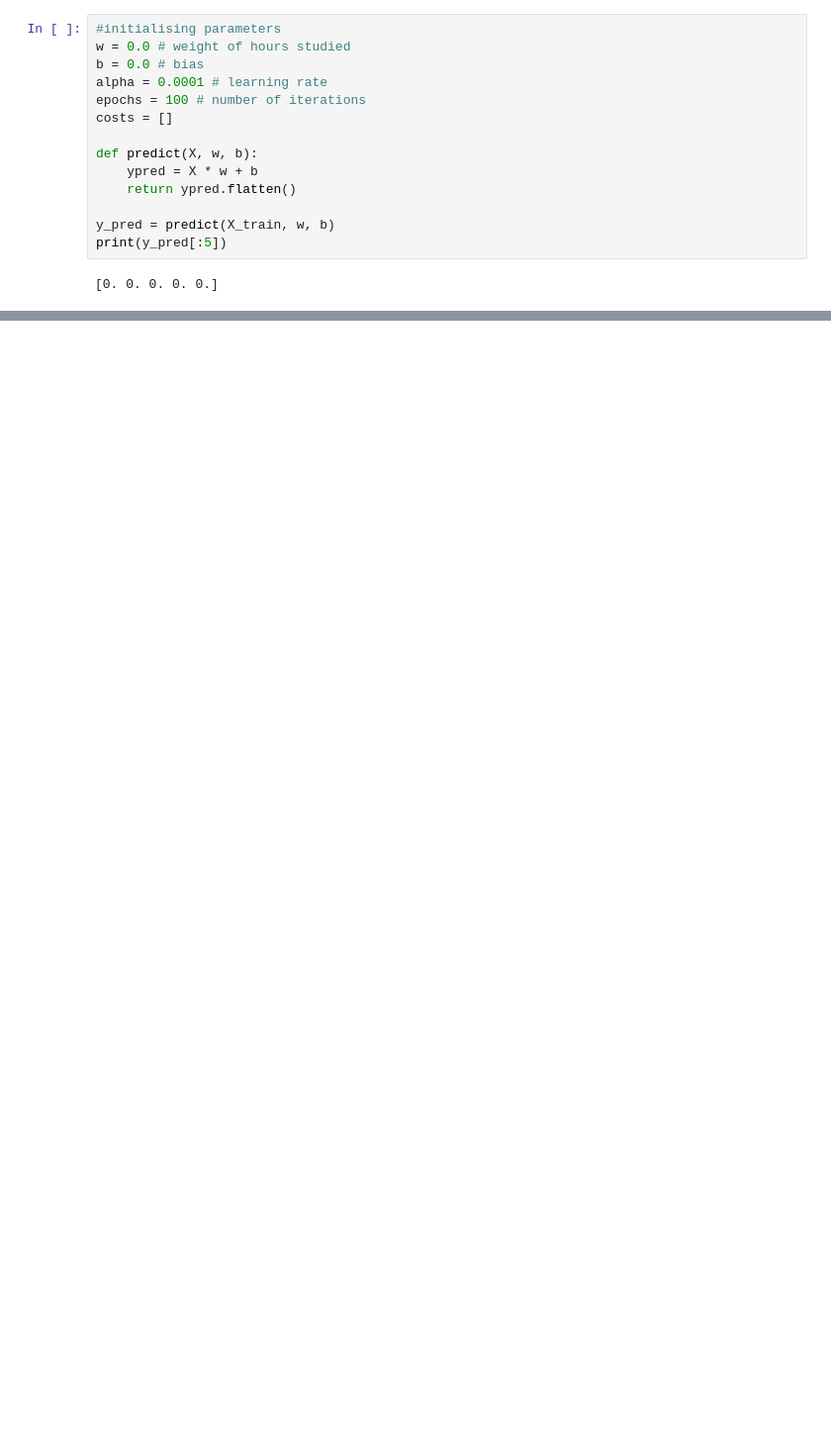
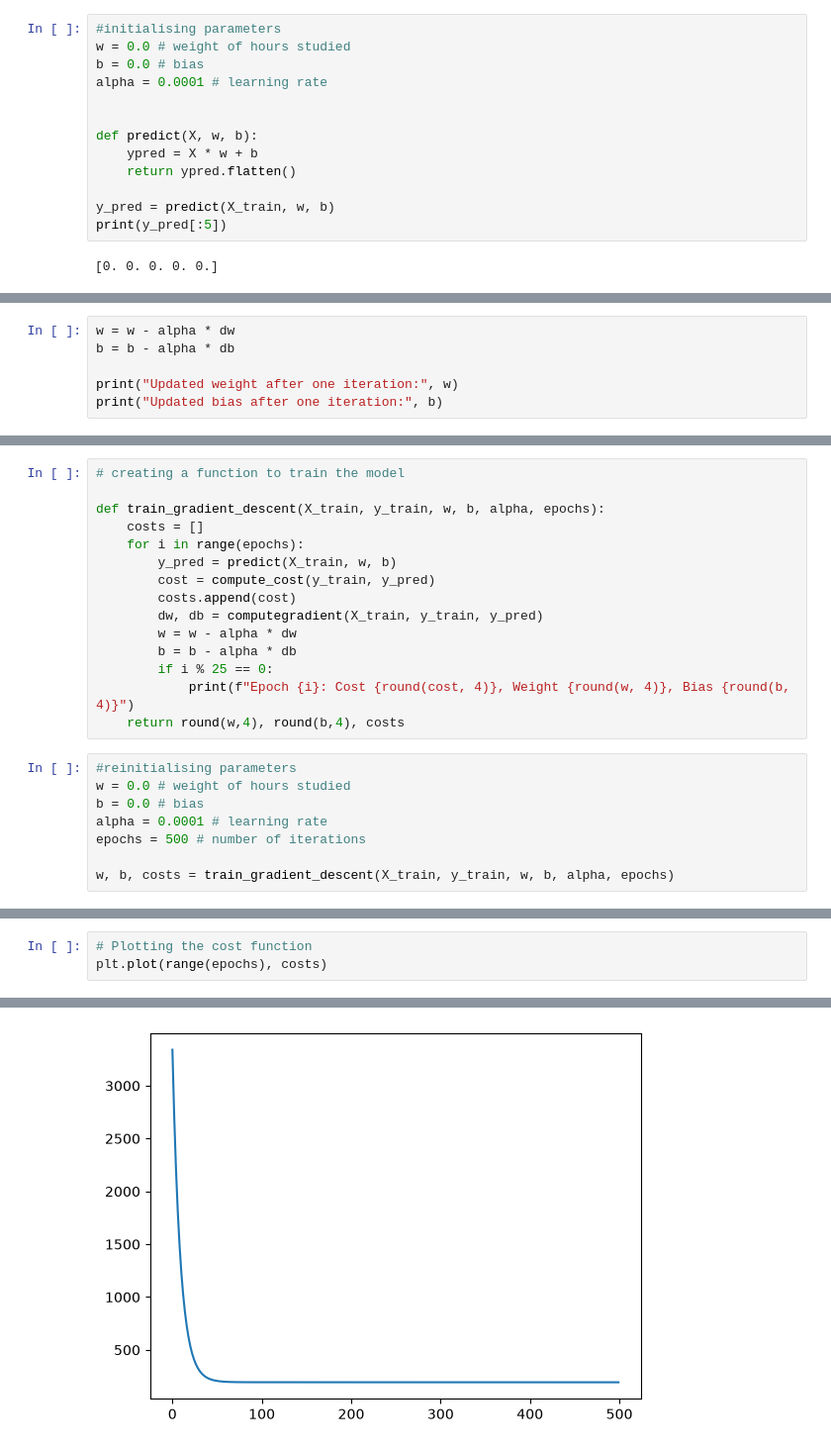
Before and after one commit to syedyaser235/ml-handson, a Jupyter notebook: Linear Regression/single variable linear regression.ipynb, the cells around one changed output, grey strips where cells are left out. Shown at 99% size. Drawn from its saved outputs; the diff is of its cells as text; blank space fills up the shorter version.

Commit message:
Linear Regression - Understanding Gradient Descent

```diff
--- a/Linear Regression/single variable linear regression.ipynb
+++ b/Linear Regression/single variable linear regression.ipynb
@@ -77,8 +66,7 @@ print(X_train.shape, X_test.shape, y_train.shape, y_test.shape)
 w = 0.0 # weight of hours studied
 b = 0.0 # bias
 alpha = 0.0001 # learning rate
-epochs = 100 # number of iterations
-costs = []
+
 
 def predict(X, w, b):
     ypred = X * w + b
@@ -111,3 +99,9 @@ print("db:", db)
 # %% [output]
 dw: -1301.9250000000002
 db: -51.425000000000004
+# %%
+w = w - alpha * dw
+b = b - alpha * db
+
+print("Updated weight after one iteration:", w)
+print("Updated bias after one iteration:", b)
@@ -113,0 +111,23 @@ db: -51.425000000000004
+# %%
+# creating a function to train the model
+
+def train_gradient_descent(X_train, y_train, w, b, alpha, epochs):
+    costs = []
+    for i in range(epochs):
+        y_pred = predict(X_train, w, b)
+        cost = compute_cost(y_train, y_pred)
+        costs.append(cost)
+        dw, db = computegradient(X_train, y_train, y_pred)
+        w = w - alpha * dw
+        b = b - alpha * db
+        if i % 25 == 0:
+            print(f"Epoch {i}: Cost {round(cost, 4)}, Weight {round(w, 4)}, Bias {round(b, 4)}")
+    return round(w,4), round(b,4), costs
+# %%
+#reinitialising parameters
+w = 0.0 # weight of hours studied
+b = 0.0 # bias
+alpha = 0.0001 # learning rate
+epochs = 500 # number of iterations
+
+w, b, costs = train_gradient_descent(X_train, y_train, w, b, alpha, epochs)
@@ -113,0 +155,4 @@ db: -51.425000000000004
+# %%
+# Plotting the cost function
+plt.plot(range(epochs), costs)
+# %% [output]
@@ -113,0 +160 @@ db: -51.425000000000004
+[figure, added]
```
Also changed, not shown: parts of 11 cells of this notebook.
